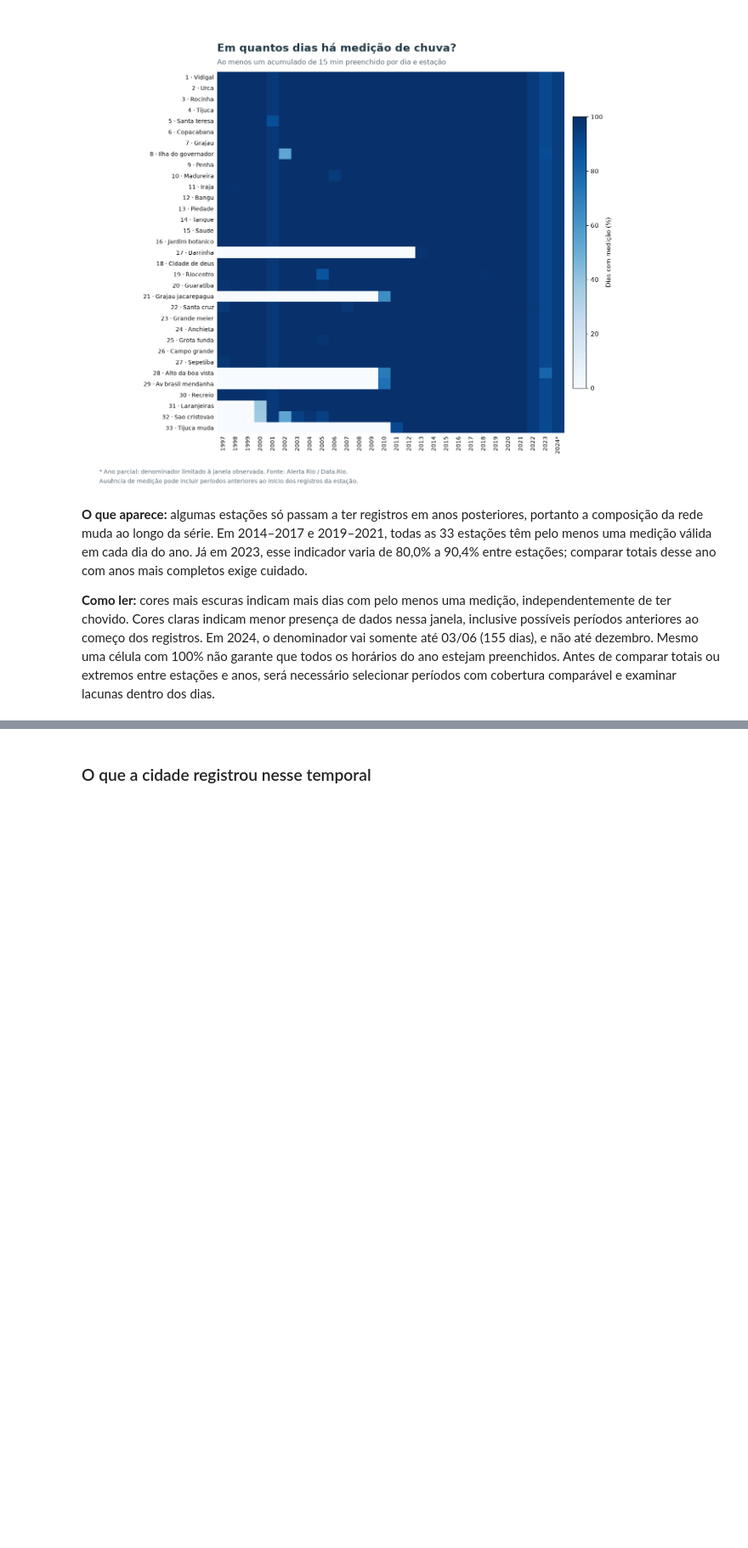
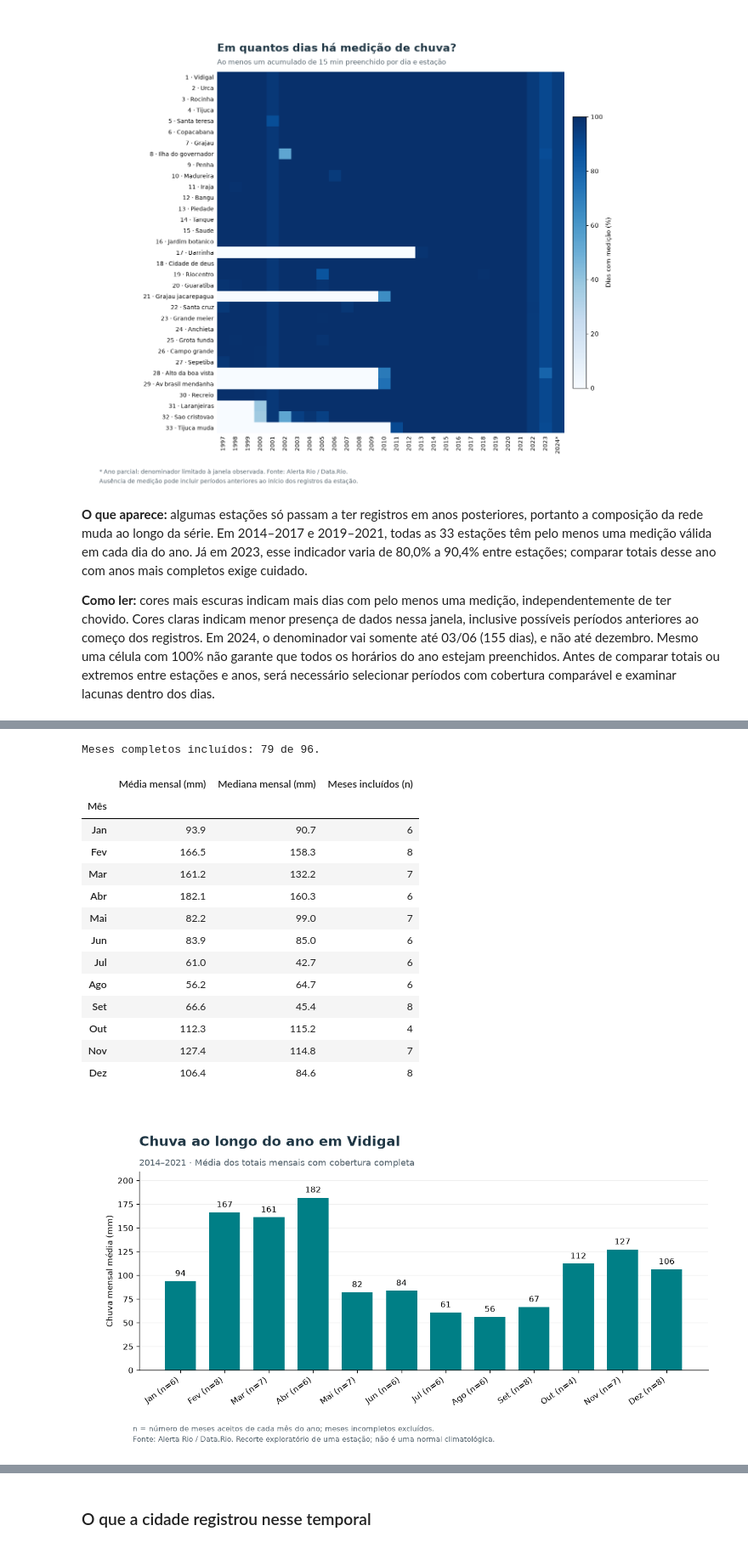
Before and after one commit to PedroVNeves/Quando_a_chuva_vira_problema, a Jupyter notebook: analise.ipynb, the cells around one changed output, grey strips where cells are left out. Shown at 85% size. Drawn from its saved outputs; the diff is of its cells as text; code cells hidden in the pictures; blank space fills up the shorter version.

Commit message:
Adiciona análise de sazonalidade da chuva em Vidigal

```diff
--- a/analise.ipynb
+++ b/analise.ipynb
@@ -557,0 +564,64 @@ Dias considerados por ano na janela: {1997: 365, 1998: 365, 1999: 365, 2000: 366
+# %%
+import matplotlib.pyplot as plt
+
+filtro_vidigal = (
+    (ds.field("id_estacao") == "1")
+    & (ds.field("data_particao") >= date(2014, 1, 1))
+    & (ds.field("data_particao") <= date(2021, 12, 31))
+)
+chuva_vidigal = ler_chuva_com_horario(filtro_vidigal).copy()
+chuva_vidigal["instante"] = pd.to_datetime(
+    chuva_vidigal["data_particao"].astype(str) + " " + chuva_vidigal["horario"].astype(str)
+)
+serie_vidigal = chuva_vidigal.set_index("instante")["acumulado_chuva_15_min"].sort_index()
+intervalos_vidigal = serie_vidigal.index.to_series().diff().dropna()
+# Impede somar janelas sobrepostas ou perder horários fora da grade ao reindexar.
+assert serie_vidigal.index.is_unique, "Há mais de uma leitura no mesmo horário."
+assert intervalos_vidigal.ge(pd.Timedelta(minutes=15)).all(), "Há janelas de 15 min sobrepostas."
+assert (serie_vidigal.index == serie_vidigal.index.floor("15min")).all(), "Há horários fora da grade."
+assert serie_vidigal.dropna().ge(0).all(), "Há acumulados negativos."
+print("Intervalos observados entre leituras:")
+display(intervalos_vidigal.value_counts().rename_axis("Intervalo").rename("Quantidade").to_frame())
+
+grade_vidigal = pd.date_range("2014-01-01", "2021-12-31 23:45", freq="15min")
+serie_vidigal_grade = serie_vidigal.reindex(grade_vidigal)
+mensal_vidigal = pd.DataFrame({
+    "Total observado (mm)": serie_vidigal_grade.resample("MS").sum(min_count=1),
+    "Leituras válidas": serie_vidigal_grade.resample("MS").count(),
+    "Leituras esperadas": serie_vidigal_grade.resample("MS").size(),
+})
+meses_completos_vidigal = mensal_vidigal[
+    mensal_vidigal["Leituras válidas"] == mensal_vidigal["Leituras esperadas"]
+]
+sazonalidade_vidigal = meses_completos_vidigal.groupby(meses_completos_vidigal.index.month)[
+    "Total observado (mm)"
+].agg(["mean", "median", "count"]).reindex(range(1, 13))
+sazonalidade_vidigal.columns = ["Média mensal (mm)", "Mediana mensal (mm)", "Meses incluídos (n)"]
+meses_abreviados = ["Jan", "Fev", "Mar", "Abr", "Mai", "Jun", "Jul", "Ago", "Set", "Out", "Nov", "Dez"]
+sazonalidade_vidigal.index = pd.Index(meses_abreviados, name="Mês")
+print(f"Meses completos incluídos: {len(meses_completos_vidigal)} de {len(mensal_vidigal)}.")
+display(sazonalidade_vidigal.round(1))
+
+fig_sazonalidade, ax_sazonalidade = plt.subplots(figsize=(11, 6))
+barras_sazonalidade = ax_sazonalidade.bar(range(12), sazonalidade_vidigal["Média mensal (mm)"],
+    color="#007f86", width=0.7)
+ax_sazonalidade.set_xticks(range(12),
+    [f"{mes} (n={int(n)})" for mes, n in zip(meses_abreviados, sazonalidade_vidigal["Meses incluídos (n)"])],
+    rotation=35, ha="right", fontsize=10)
+ax_sazonalidade.set_ylabel("Chuva mensal média (mm)")
+ax_sazonalidade.set_title("Chuva ao longo do ano em Vidigal", loc="left", fontsize=17,
+    fontweight="bold", color="#203745", pad=32)
+ax_sazonalidade.text(0, 1.03, "2014–2021 · Média dos totais mensais com cobertura completa",
+    transform=ax_sazonalidade.transAxes, fontsize=11, color="#52616b")
+ax_sazonalidade.set_axisbelow(True)
+ax_sazonalidade.grid(axis="y", alpha=0.2)
+ax_sazonalidade.spines[["top", "right"]].set_visible(False)
+ax_sazonalidade.bar_label(barras_sazonalidade, fmt="%.0f", padding=4, fontsize=10)
+ax_sazonalidade.margins(y=0.15)
+fig_sazonalidade.text(0.08, 0.055, "n = número de meses aceitos de cada mês do ano; meses incompletos excluídos.",
+    fontsize=9, color="#52616b")
+fig_sazonalidade.text(0.08, 0.025, "Fonte: Alerta Rio / Data.Rio. Recorte exploratório de uma estação; não é uma normal climatológica.",
+    fontsize=9, color="#52616b")
+fig_sazonalidade.subplots_adjust(left=0.09, right=0.98, bottom=0.23, top=0.80)
+plt.show()
+# %% [output]
@@ -557,0 +633,16 @@ Dias considerados por ano na janela: {1997: 365, 1998: 365, 1999: 365, 2000: 366
+Meses completos incluídos: 79 de 96.
+|  | Média mensal (mm) | Mediana mensal (mm) | Meses incluídos (n) |
+| Mês |  |  |  |
+| Jan | 93.9 | 90.7 | 6 |
+| Fev | 166.5 | 158.3 | 8 |
+| Mar | 161.2 | 132.2 | 7 |
+| Abr | 182.1 | 160.3 | 6 |
+| Mai | 82.2 | 99.0 | 7 |
+| Jun | 83.9 | 85.0 | 6 |
+| Jul | 61.0 | 42.7 | 6 |
+| Ago | 56.2 | 64.7 | 6 |
+| Set | 66.6 | 45.4 | 8 |
+| Out | 112.3 | 115.2 | 4 |
+| Nov | 127.4 | 114.8 | 7 |
+| Dez | 106.4 | 84.6 | 8 |
+[figure, added]
```
Also changed, not shown: parts of 3 cells of this notebook.
